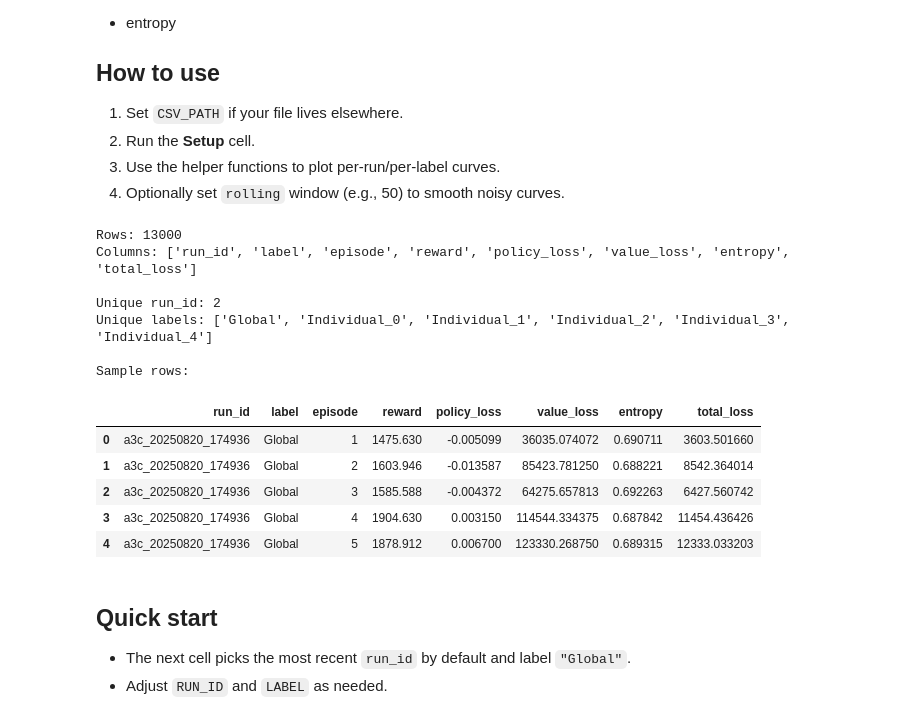
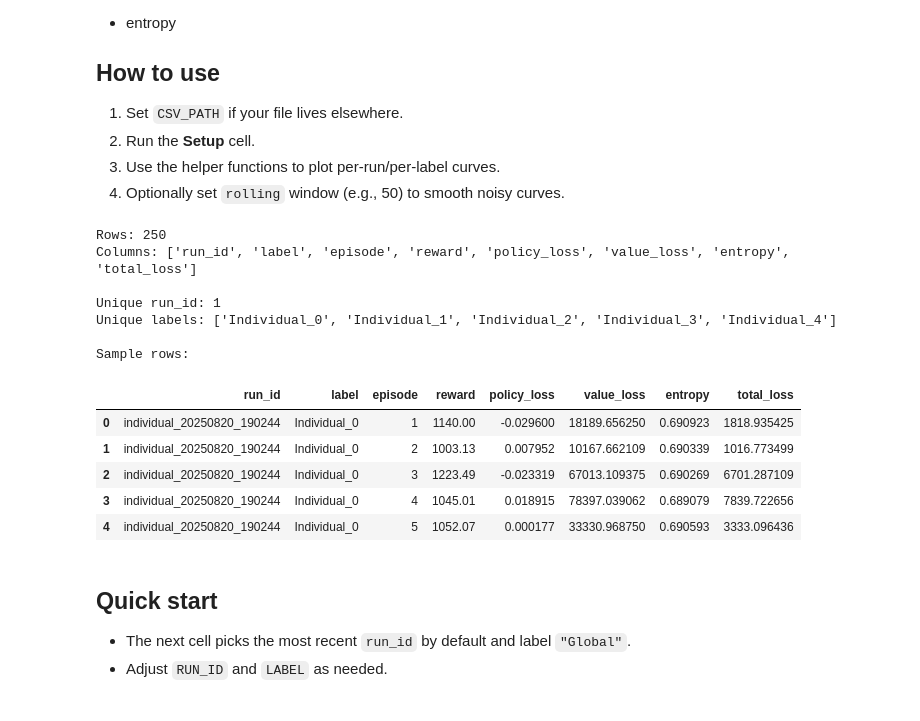
Before and after one commit to crazytb/uav_a3c, a Jupyter notebook: main_training_metrics_analysis.ipynb, the cells around one changed output. Saved outputs shown, nothing was run; the diff lists cells and outputs as text; code cells hidden in the pictures.

```diff
--- a/main_training_metrics_analysis.ipynb
+++ b/main_training_metrics_analysis.ipynb
@@ -14,41 +14,41 @@ This notebook loads `runs/all_training_metrics.csv` (the master log you created
 4. Optionally set `rolling` window (e.g., 50) to smooth noisy curves.
 # %%
 # === Setup ===
-stamp = "20250820_174936"
+stamp = "20250820_190244"
 CSV_PATH = f"runs/all_training_metrics_{stamp}.csv"  # change this if needed
 
 import pandas as pd
 import matplotlib.pyplot as plt
 from pathlib import Path
 from drl_framework import params
 
 # Load
 df = pd.read_csv(CSV_PATH)
 
 # Basic sanity check / peek
 print("Rows:", len(df))
 print("Columns:", list(df.columns))
 print("\nUnique run_id:", df['run_id'].nunique())
 print("Unique labels:", sorted(df['label'].unique()))
 print("\nSample rows:")
 display(df.head())
 
 # Sort for consistency
 df = df.sort_values(['run_id','label','episode']).reset_index(drop=True)
 # %% [output]
-Rows: 13000
+Rows: 250
 Columns: ['run_id', 'label', 'episode', 'reward', 'policy_loss', 'value_loss', 'entropy', 'total_loss']
 
-Unique run_id: 2
-Unique labels: ['Global', 'Individual_0', 'Individual_1', 'Individual_2', 'Individual_3', 'Individual_4']
+Unique run_id: 1
+Unique labels: ['Individual_0', 'Individual_1', 'Individual_2', 'Individual_3', 'Individual_4']
 
 Sample rows:
 |  | run_id | label | episode | reward | policy_loss | value_loss | entropy | total_loss |
-| 0 | a3c_20250820_174936 | Global | 1 | 1475.630 | -0.005099 | 36035.074072 | 0.690711 | 3603.501660 |
-| 1 | a3c_20250820_174936 | Global | 2 | 1603.946 | -0.013587 | 85423.781250 | 0.688221 | 8542.364014 |
-| 2 | a3c_20250820_174936 | Global | 3 | 1585.588 | -0.004372 | 64275.657813 | 0.692263 | 6427.560742 |
-| 3 | a3c_20250820_174936 | Global | 4 | 1904.630 | 0.003150 | 114544.334375 | 0.687842 | 11454.436426 |
-| 4 | a3c_20250820_174936 | Global | 5 | 1878.912 | 0.006700 | 123330.268750 | 0.689315 | 12333.033203 |
+| 0 | individual_20250820_190244 | Individual_0 | 1 | 1140.00 | -0.029600 | 18189.656250 | 0.690923 | 1818.935425 |
+| 1 | individual_20250820_190244 | Individual_0 | 2 | 1003.13 | 0.007952 | 10167.662109 | 0.690339 | 1016.773499 |
+| 2 | individual_20250820_190244 | Individual_0 | 3 | 1223.49 | -0.023319 | 67013.109375 | 0.690269 | 6701.287109 |
+| 3 | individual_20250820_190244 | Individual_0 | 4 | 1045.01 | 0.018915 | 78397.039062 | 0.689079 | 7839.722656 |
+| 4 | individual_20250820_190244 | Individual_0 | 5 | 1052.07 | 0.000177 | 33330.968750 | 0.690593 | 3333.096436 |
 # %%
 # === Helpers ===
 def get_df(run_id=None, label=None):
```
Also changed, not shown: parts of 1 cell of this notebook, 8 other files.
